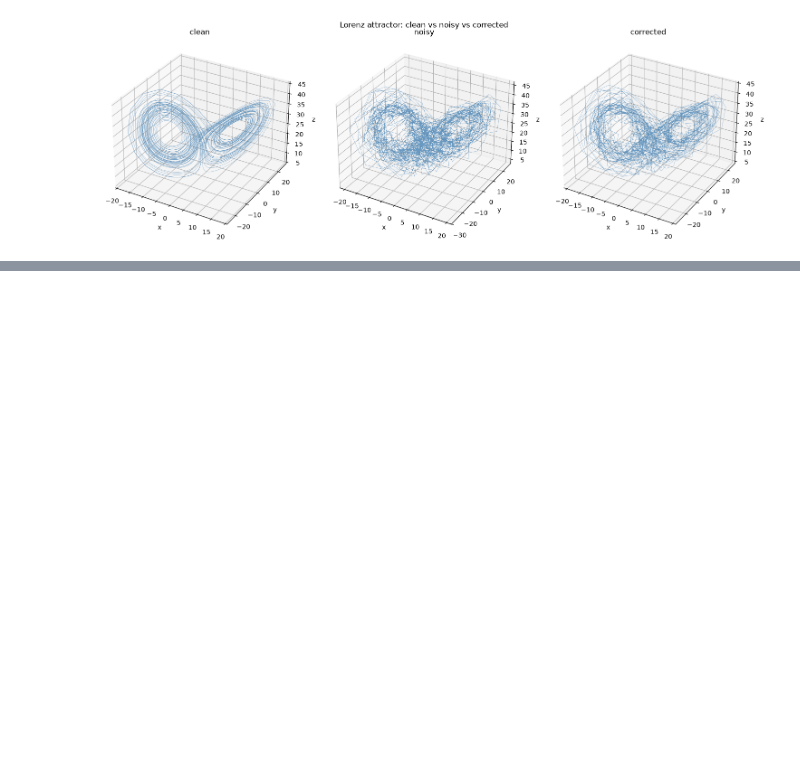
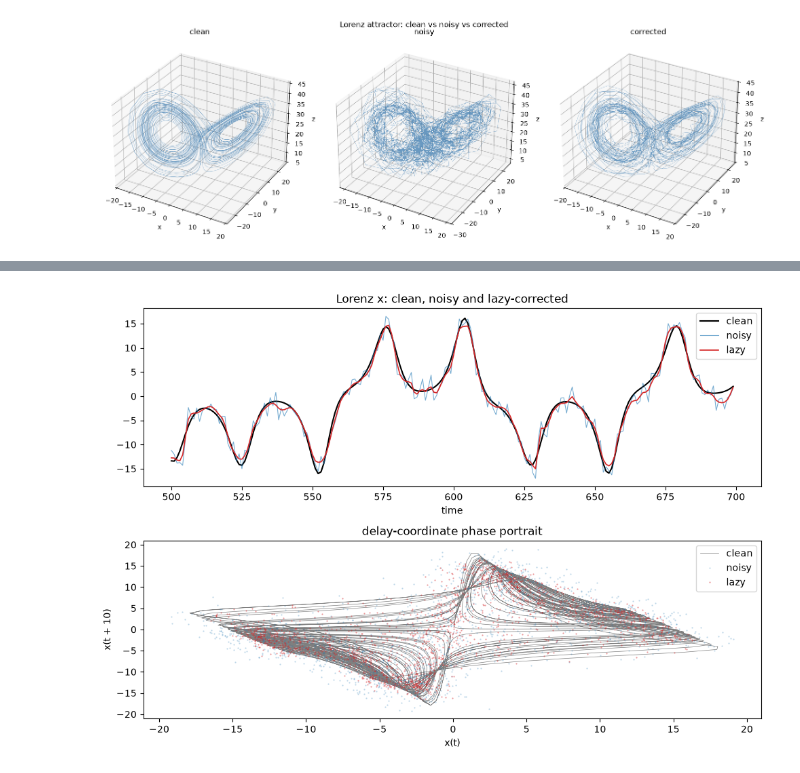
Before and after one commit to ieeningnwq/nolitisea, a Jupyter notebook: examples/noise.ipynb, the cells around one changed output, grey strips where cells are left out. Cells and saved outputs as stored; diff of their text form; code cells hidden in the pictures; blank space fills up the shorter version.

```diff
--- a/examples/noise.ipynb
+++ b/examples/noise.ipynb
@@ -229,0 +436,25 @@ plt.show()
+# %%
+seg = slice(500, 700)  # segment shown in the time-series plot
+
+fig, axes = plt.subplots(2, 1, figsize=(10, 7))
+axes[0].plot(t[seg], x_clean[seg], color="black", lw=1.5, label="clean")
+axes[0].plot(t[seg], x_noisy[seg], color="tab:blue", lw=0.8, alpha=0.6, label="noisy")
+axes[0].plot(t[seg], x_lazy[seg], color="tab:red", lw=1.2, label="lazy")
+axes[0].set_xlabel("time")
+axes[0].set_title("Lorenz x: clean, noisy and lazy-corrected")
+axes[0].legend()
+
+# Delay-coordinate phase portrait (x(t), x(t + 10)).
+d = 10
+axes[1].plot(x_clean[:-d], x_clean[d:], color="black", lw=0.5, alpha=0.5, label="clean")
+axes[1].plot(x_noisy[:-d], x_noisy[d:], ".", color="tab:blue", ms=1, alpha=0.3, label="noisy")
+axes[1].plot(x_lazy[:-d], x_lazy[d:], ".", color="tab:red", ms=1, alpha=0.5, label="lazy")
+axes[1].set_xlabel("x(t)")
+axes[1].set_ylabel("x(t + 10)")
+axes[1].set_title("delay-coordinate phase portrait")
+axes[1].legend()
+
+plt.tight_layout()
+plt.show()
+# %% [output]
+[figure, added]
```
Also changed, not shown: parts of 17 cells of this notebook, 5 other files.
